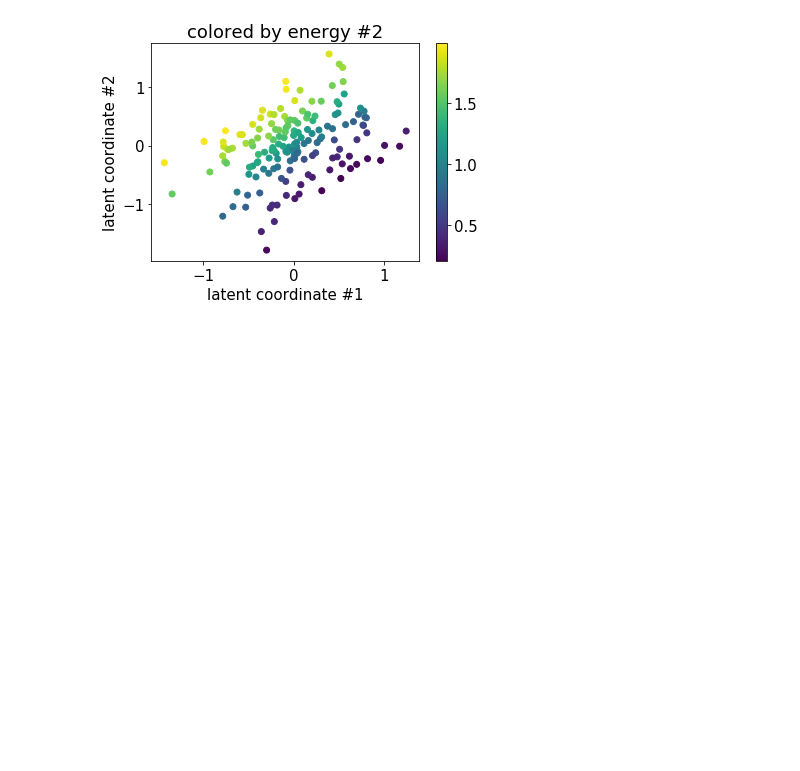
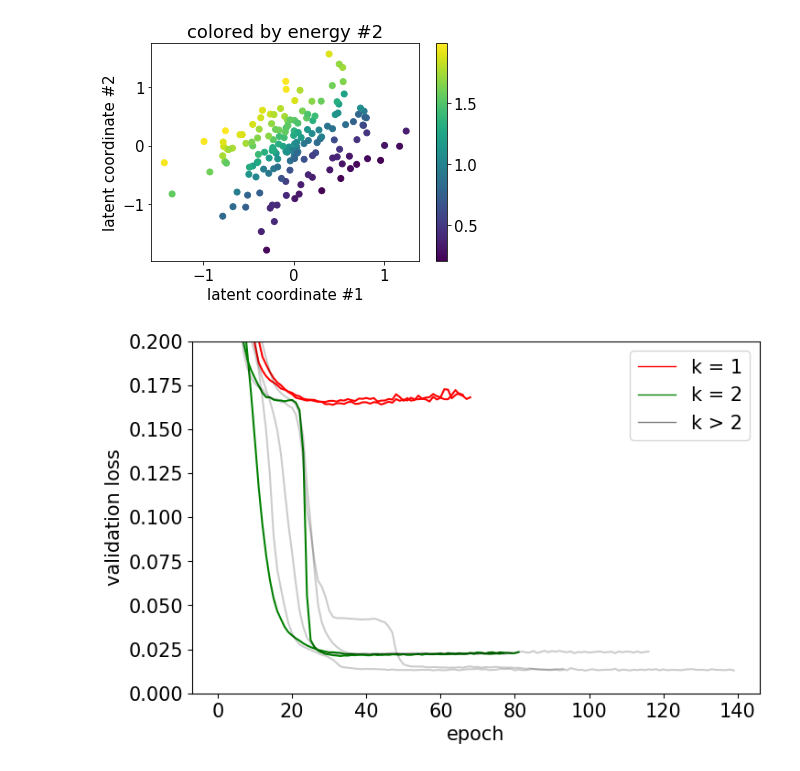
Before and after one commit to antoniibelyshev/Beyond-Dynamics, a Jupyter notebook: msap_coupled_oscillator.ipynb, the cells around one changed output. Drawn from its saved outputs; the diff is of its cells as text; code cells hidden in the pictures; blank space fills up the shorter version.

```diff
--- a/msap_coupled_oscillator.ipynb
+++ b/msap_coupled_oscillator.ipynb
@@ -68,32 +68,34 @@ plt.show()
 # %%
 # to plot this graph you have to download the validation loss data from the wandb to the data folder
 
 
 import pandas as pd
 from matplotlib.lines import Line2D
 
 learning_curves = pd.read_csv("data/co_learning_curves.csv")
 
 plt.figure(figsize=(8, 5))
 epoch = learning_curves["epoch"]
 for i in range(1, 5):
     c = "green" if i == 2 else ("red" if i == 1 else "black")
     alpha = 1 if i <= 2 else 0.2
     for init in range(1, 3):
         valid_loss = learning_curves[f"co; latent_dim: {i}, init #{init} - valid_loss"]
         plt.plot(epoch, valid_loss, c=c, alpha=alpha)
 
 custom_lines = [Line2D([0], [0], color="red", lw=1),
                 Line2D([0], [0], color="green", lw=1),
                 Line2D([0], [0], color="gray", lw=1)]
 
-plt.legend(custom_lines, ["k = 1", "k = 2", "k > 1"])
+plt.legend(custom_lines, ["k = 1", "k = 2", "k > 2"])
 
-plt.ylim(0, 0.02)
+plt.ylim(0, 0.2)
 
 plt.xlabel("epoch")
 plt.ylabel("validation loss")
 
 plt.savefig("graphs/co_learning_curves.pdf")
 
 plt.show()
+# %% [output]
+[figure, added]
```
Also changed, not shown: parts of 3 cells of this notebook, 5 other files.
